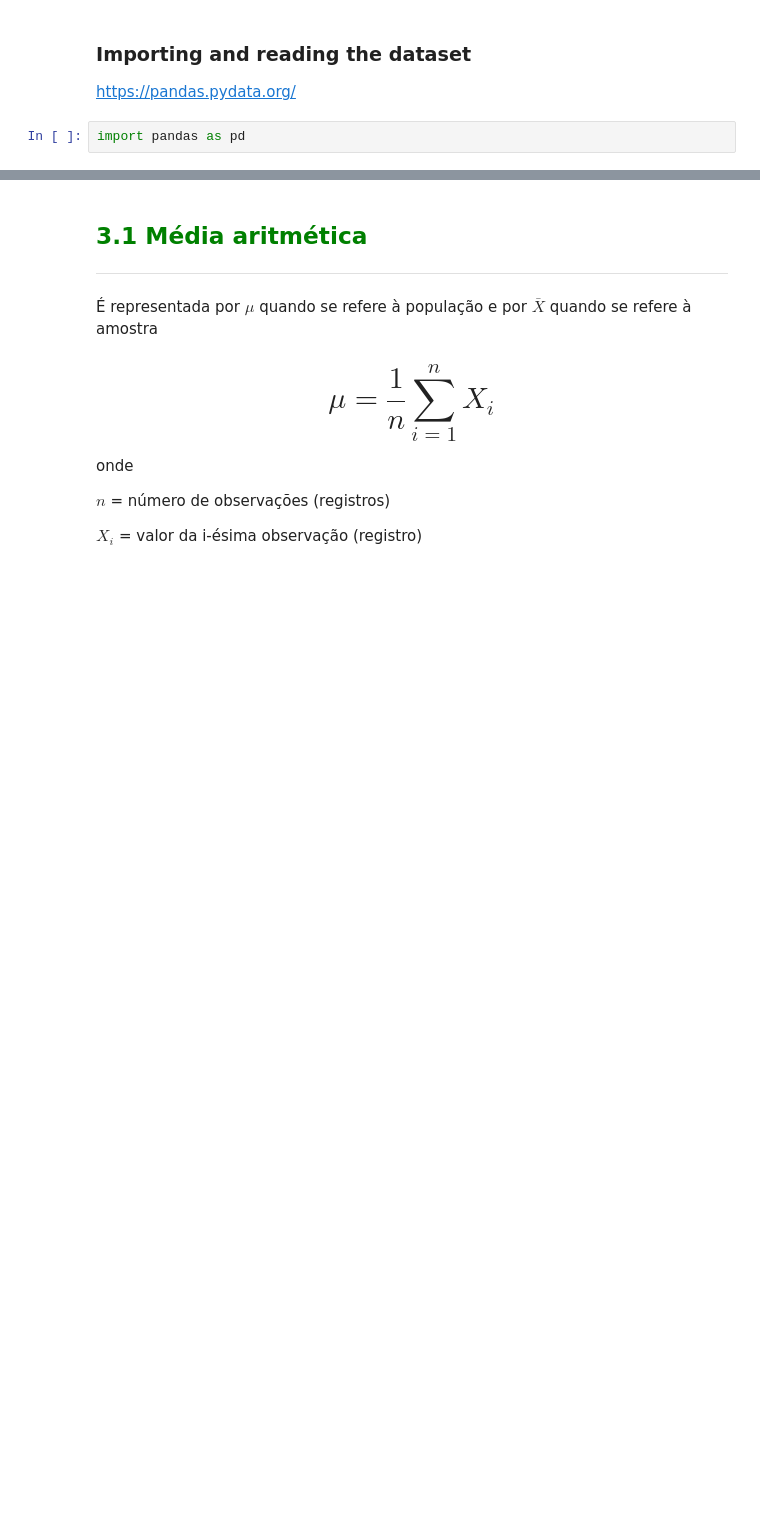
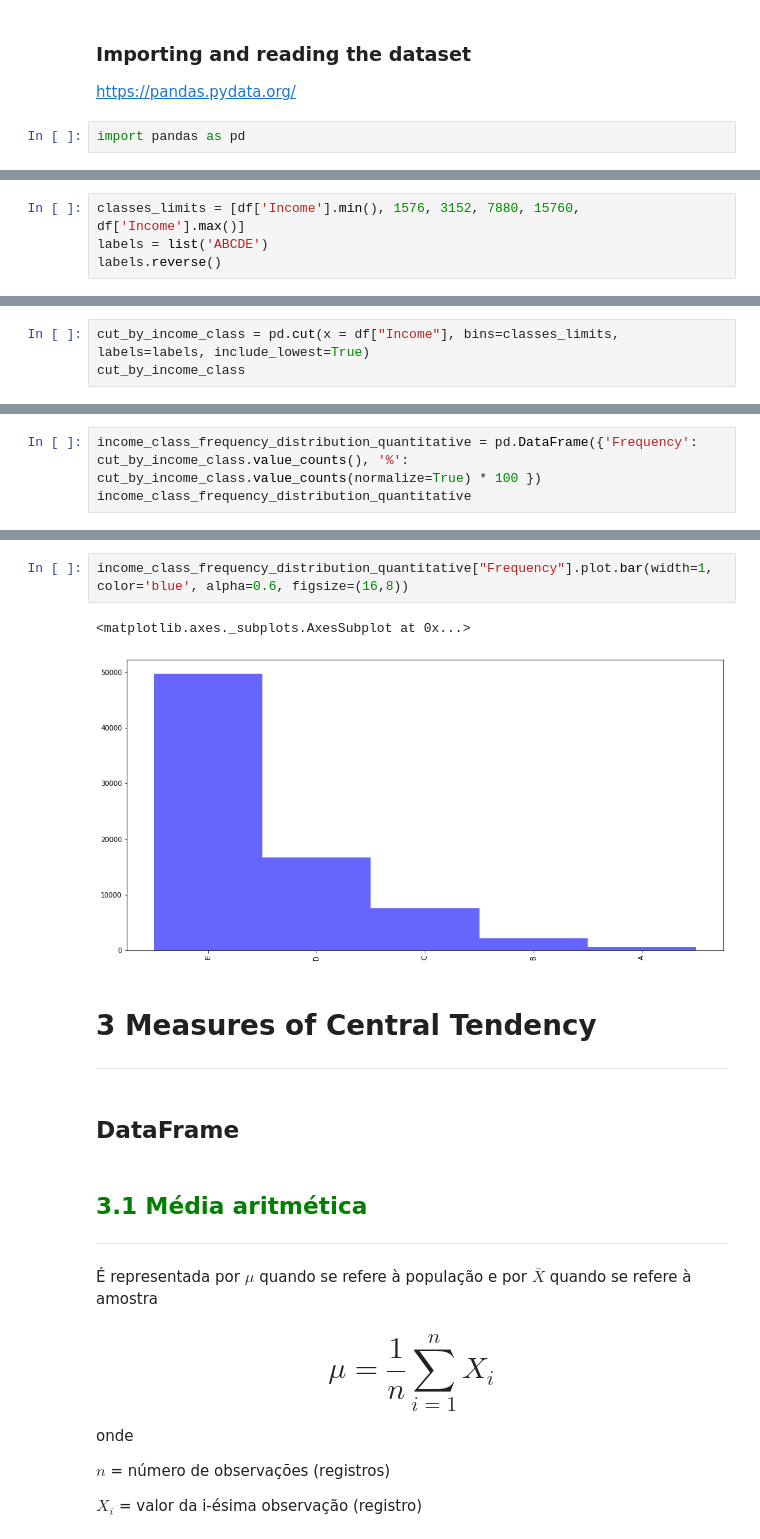
Before and after one commit to nathanqueija/myjourneytodatascience, a Jupyter notebook: 03_statistics_with_python_part1/studies.ipynb, the cells around one changed output, grey strips where cells are left out. Drawn from its saved outputs; the diff is of its cells as text; blank space fills up the shorter version.

```diff
--- a/03_statistics_with_python_part1/studies.ipynb
+++ b/03_statistics_with_python_part1/studies.ipynb
@@ -236,0 +317,4 @@ https://seaborn.pydata.org/
+# %%
+classes_limits = [df['Income'].min(), 1576, 3152, 7880, 15760, df['Income'].max()]
+labels = list('ABCDE')
+labels.reverse()
@@ -236,0 +324,3 @@ https://seaborn.pydata.org/
+# %%
+cut_by_income_class = pd.cut(x = df["Income"], bins=classes_limits, labels=labels, include_lowest=True)
+cut_by_income_class
@@ -236,0 +359,3 @@ https://seaborn.pydata.org/
+# %%
+income_class_frequency_distribution_quantitative = pd.DataFrame({'Frequency': cut_by_income_class.value_counts(), '%': cut_by_income_class.value_counts(normalize=True) * 100 })
+income_class_frequency_distribution_quantitative
@@ -237,3 +539,13 @@ https://seaborn.pydata.org/
+# %%
+income_class_frequency_distribution_quantitative["Frequency"].plot.bar(width=1, color='blue', alpha=0.6, figsize=(16,8))
+# %% [output]
+<matplotlib.axes._subplots.AxesSubplot at 0x...>
+[figure, added]
+# %% [markdown]
+# 3 Measures of Central Tendency
+***
+# %% [markdown]
+## DataFrame
 # %% [markdown]
 ## <font color=green>3.1 Média aritmética</font>
 ***
```
Also changed, not shown: parts of 93 cells of this notebook.
